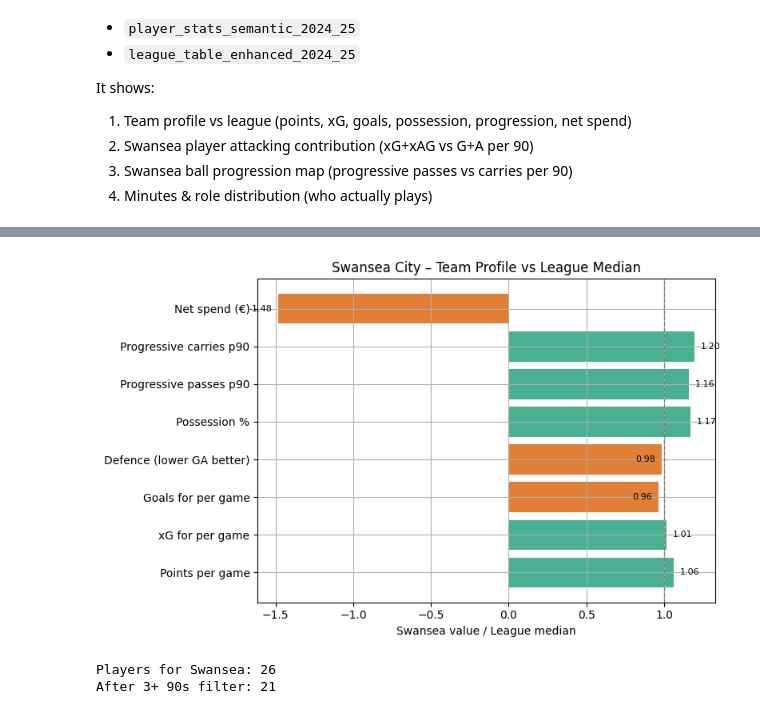
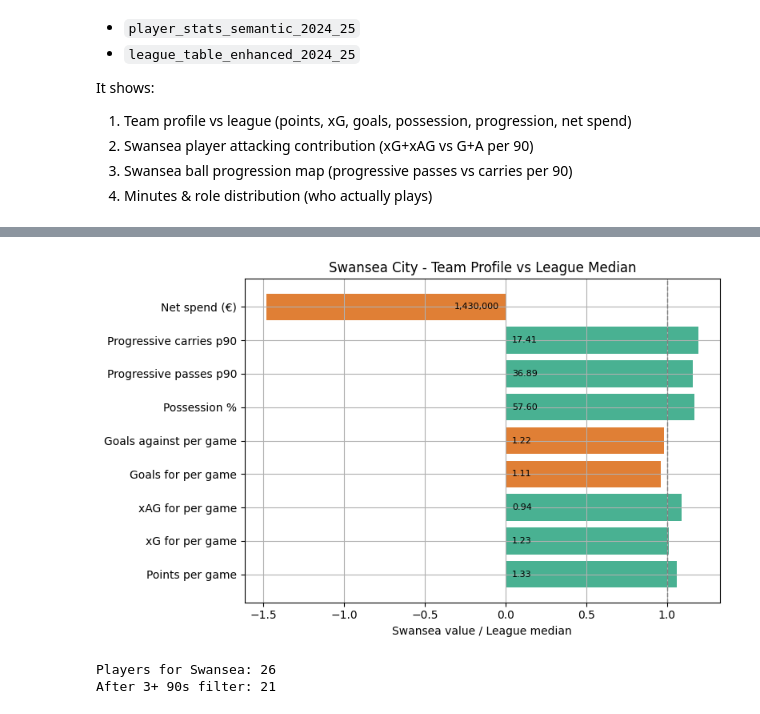
Before and after one commit to FelixM10/mini-championship-pipeline, a Jupyter notebook: notebooks/swansea_2024_25.ipynb, the cells around one changed output, grey strips where cells are left out. Saved outputs shown, nothing was run; the diff lists cells and outputs as text; code cells hidden in the pictures.

```diff
--- a/notebooks/swansea_2024_25.ipynb
+++ b/notebooks/swansea_2024_25.ipynb
@@ -176,16 +110,21 @@ if has("squad_xg") and has("matches"):
     league["squad_xg_per_game"] = league["squad_xg"] / league["matches"]
     team_metrics.append(("squad_xg_per_game", "xG for per game"))
 
+# xAG for per game
+if has("squad_xag") and has("matches"):
+    league["squad_xag_per_game"] = league["squad_xag"] / league["matches"]
+    team_metrics.append(("squad_xag_per_game", "xAG for per game"))
+
 # Goals for per game
 if has("goals_for") and has("matches"):
     league["gf_per_game"] = league["goals_for"] / league["matches"]
     team_metrics.append(("gf_per_game", "Goals for per game"))
 
-# Defence (invert GA so higher is better)
+# Goals against per game (lower = better score)
 if has("goals_against") and has("matches"):
     league["ga_per_game"] = league["goals_against"] / league["matches"]
     league["ga_prevented_score"] = -league["ga_per_game"]
-    team_metrics.append(("ga_prevented_score", "Defence (lower GA better)"))
+    team_metrics.append(("ga_prevented_score", "Goals against per game"))
 
 # Possession
 if has("squad_poss"):
@@ -244,38 +184,59 @@ plt.figure(figsize=(8, 5))
 
 y_pos = np.arange(len(team_df))
 ratios = team_df["ratio_vs_median"].values
 
 plt.axvline(1.0, color="gray", linestyle="--", linewidth=1)
 
 bars = plt.barh(
     y_pos,
     ratios,
     color=np.where(ratios >= 1.0, "#1b9e77", "#d95f02"),
     alpha=0.8,
 )
 
 plt.yticks(y_pos, team_df["metric"])
 plt.xlabel("Swansea value / League median")
-plt.title(f"{SWANSEA_NAME} – Team Profile vs League Median")
+plt.title(f"{SWANSEA_NAME} - Team Profile vs League Median")
 
 for i, r in enumerate(ratios):
     if np.isnan(r):
         continue
-    x_text = r + 0.04 if r >= 1 else r - 0.04
-    ha = "left" if r >= 1 else "right"
+
+    metric = team_df["metric"].iloc[i]
+    swan_val = team_df["swansea_value"].iloc[i]
+
+    # Invert Swansea value only for GA metric
+    if metric == "Goals against per game":
+        swan_val = -swan_val
+
+    if metric == "Net spend (€)":
+        label = f"{int(swan_val):,}"
+    else:
+        label = f"{swan_val:.2f}"
+
+    if r >= 0:
+        x_text = 0.04
+        ha = "left"
+    else:
+        x_text = -0.04
+        ha = "right"
+
+
     plt.text(
         x_text,
         i,
-        f"{r:.2f}",
+        label,
         va="center",
         ha=ha,
         fontsize=8,
     )
 
+
+
 plt.tight_layout()
 plt.show()
 # %% [output]
-[figure, old version]
+[figure, new version]
 # %%
 # Swansea players (robust match on club name)
 swansea_players = players[players["club"].astype(str).str.lower().str.contains("swansea")].copy()
```
Also changed, not shown: parts of 4 cells of this notebook, 16 other files.
